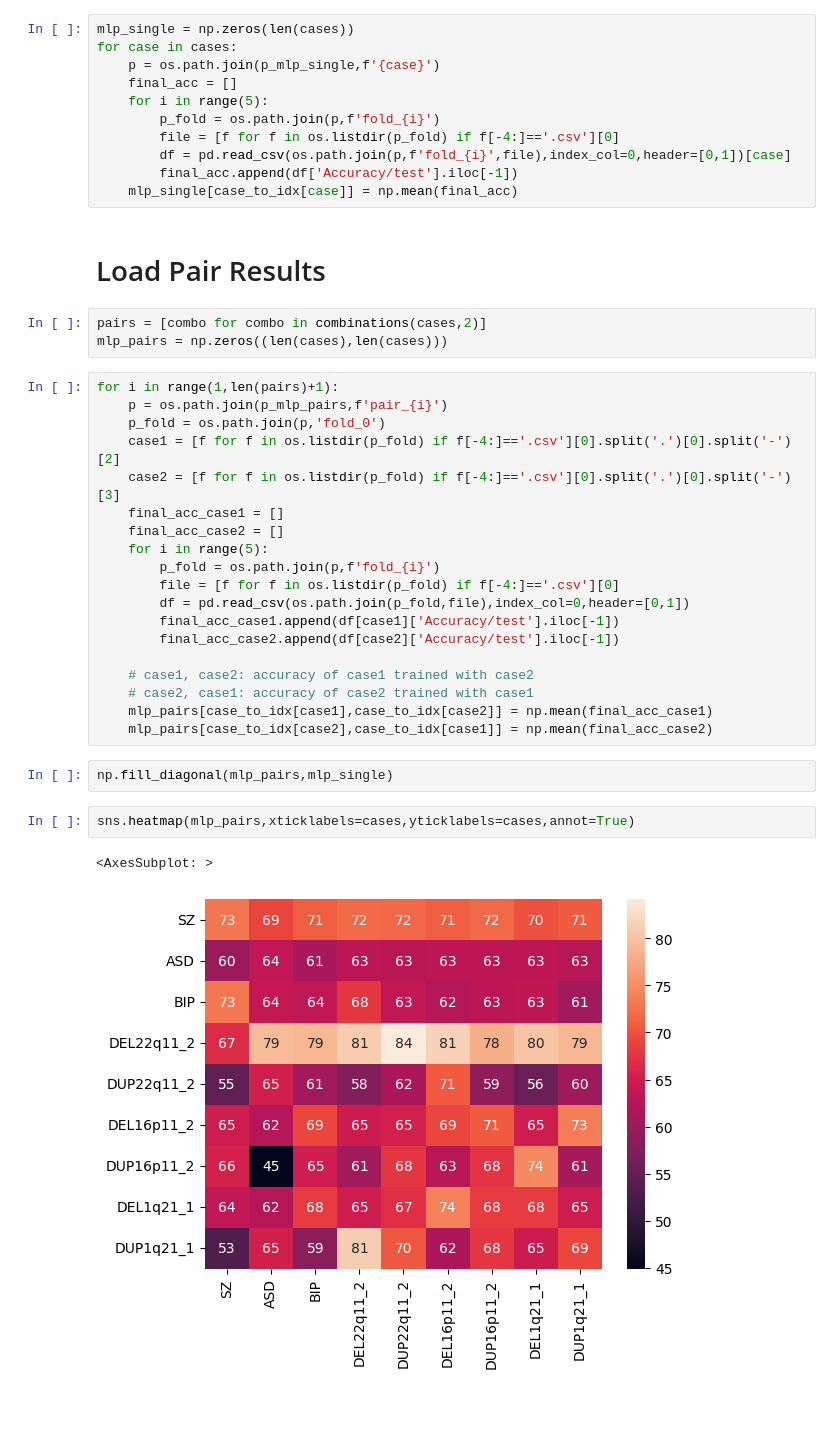
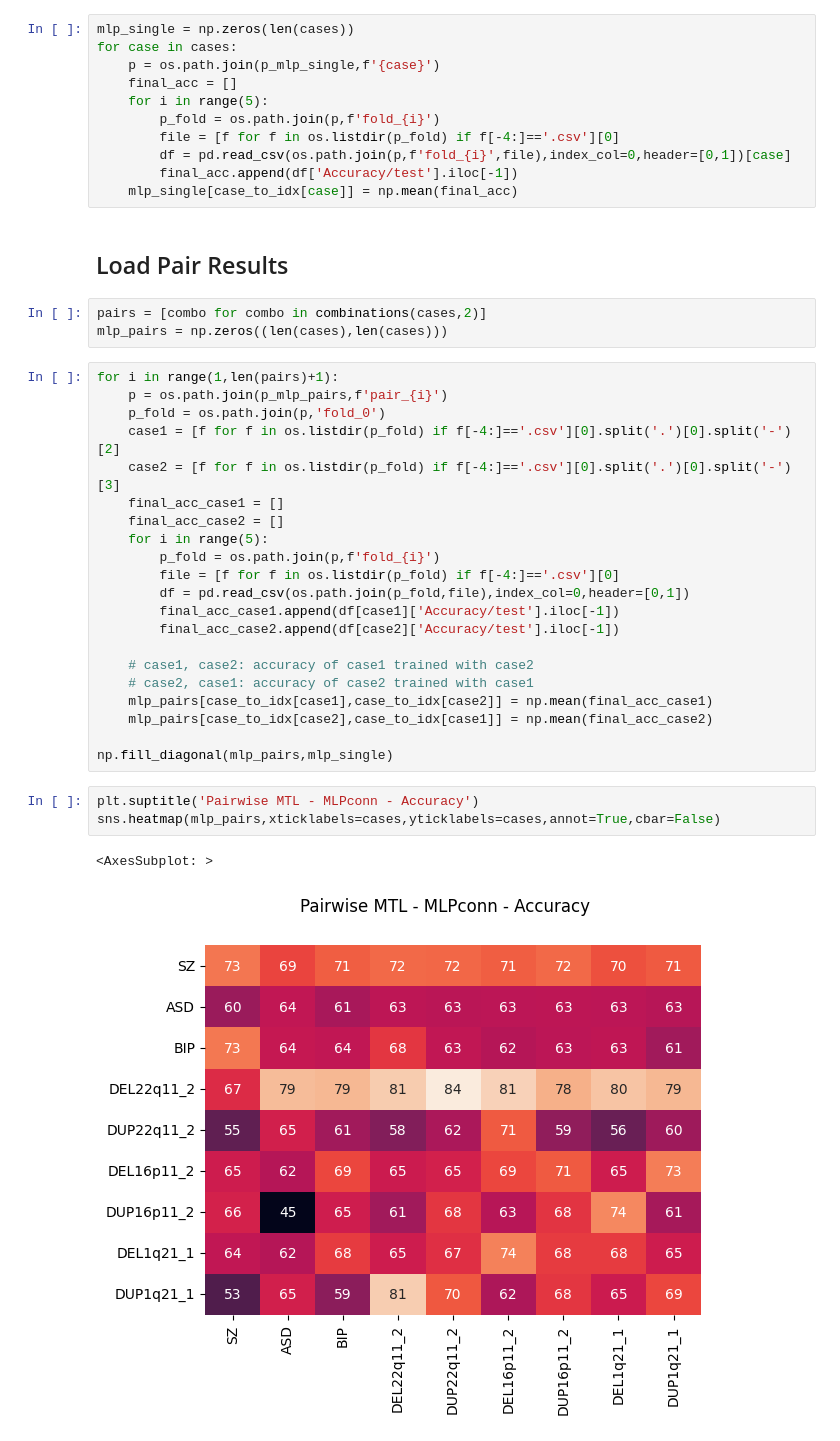
Before and after one commit to harveyaa/neuropsych_mtl, a Jupyter notebook: MTL/neg_transfer.ipynb, the cells around one changed output. Saved outputs shown, nothing was run; the diff lists cells and outputs as text; blank space fills up the shorter version.

```diff
--- a/MTL/neg_transfer.ipynb
+++ b/MTL/neg_transfer.ipynb
@@ -45,7 +45,7 @@ for case in cases:
         final_acc.append(df['Accuracy/test'].iloc[-1])
     mlp_single[case_to_idx[case]] = np.mean(final_acc)
 # %% [markdown]
-# Load Pair Results
+## Load Pair Results
 # %%
 pairs = [combo for combo in combinations(cases,2)]
 mlp_pairs = np.zeros((len(cases),len(cases)))
@@ -68,12 +68,13 @@ for i in range(1,len(pairs)+1):
     # case2, case1: accuracy of case2 trained with case1
     mlp_pairs[case_to_idx[case1],case_to_idx[case2]] = np.mean(final_acc_case1)
     mlp_pairs[case_to_idx[case2],case_to_idx[case1]] = np.mean(final_acc_case2)
+
+np.fill_diagonal(mlp_pairs,mlp_single)
-# %%
-np.fill_diagonal(mlp_pairs,mlp_single)
 # %%
-sns.heatmap(mlp_pairs,xticklabels=cases,yticklabels=cases,annot=True)
+plt.suptitle('Pairwise MTL - MLPconn - Accuracy')
+sns.heatmap(mlp_pairs,xticklabels=cases,yticklabels=cases,annot=True,cbar=False)
 # %% [output]
 <AxesSubplot: >
-[figure, old version]
+[figure, new version]
 # %%
 sns.heatmap(mlp_pairs - mlp_single,xticklabels=cases,yticklabels=cases,annot=True,cmap='RdBu',cbar=False)
```
Also changed, not shown: parts of 6 cells of this notebook.
